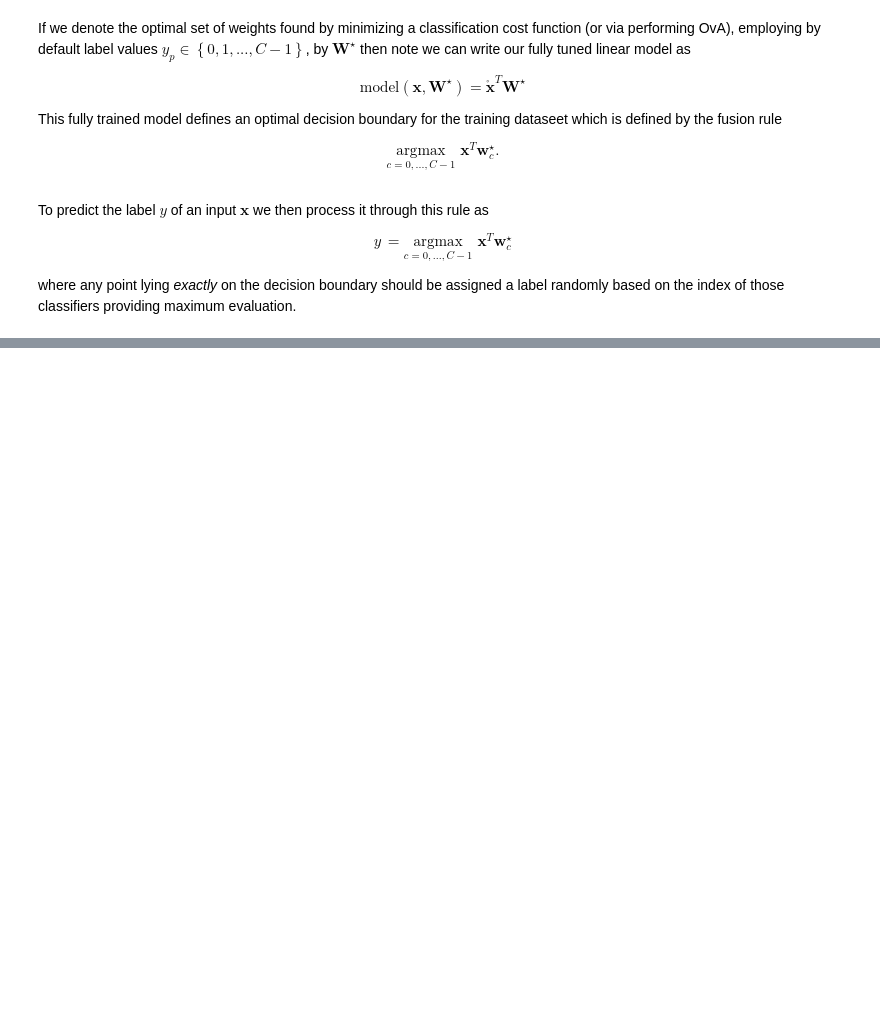
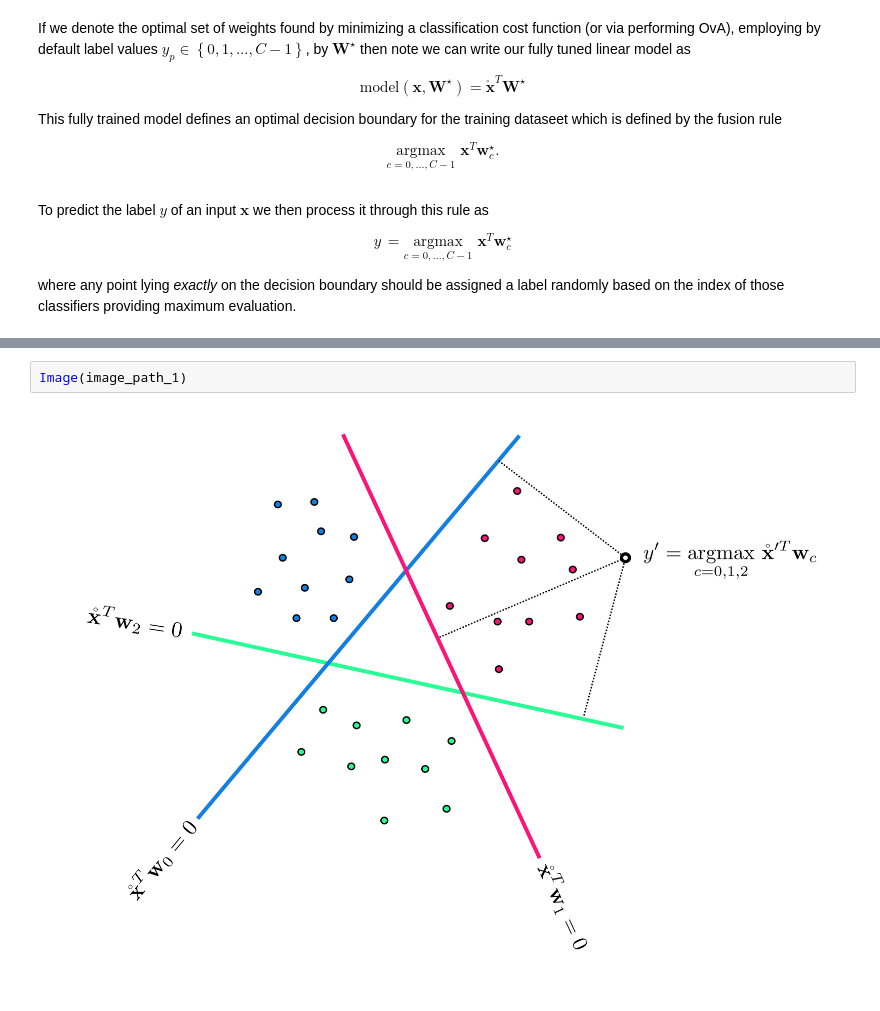
Before and after one commit to neonwatty/machine_learning_refined, a Jupyter notebook: notes/7_Linear_multiclass_classification/7_6_Metrics.ipynb, the cells around one changed output, grey strips where cells are left out. Saved outputs shown, nothing was run; the diff lists cells and outputs as text; blank space fills up the shorter version.

```diff
--- a/notes/7_Linear_multiclass_classification/7_6_Metrics.ipynb
+++ b/notes/7_Linear_multiclass_classification/7_6_Metrics.ipynb
@@ -65,3 +88,7 @@ IPython.display.HTML('''<img src="''' + image_path_1 + '''" width="85%" height="
+# %%
+Image(image_path_1)
+# %% [output]
+[figure, added]
 # %% [markdown]
 <figure>
   <figcaption>
```
Also changed, not shown: parts of 4 cells of this notebook, 5 other files.
